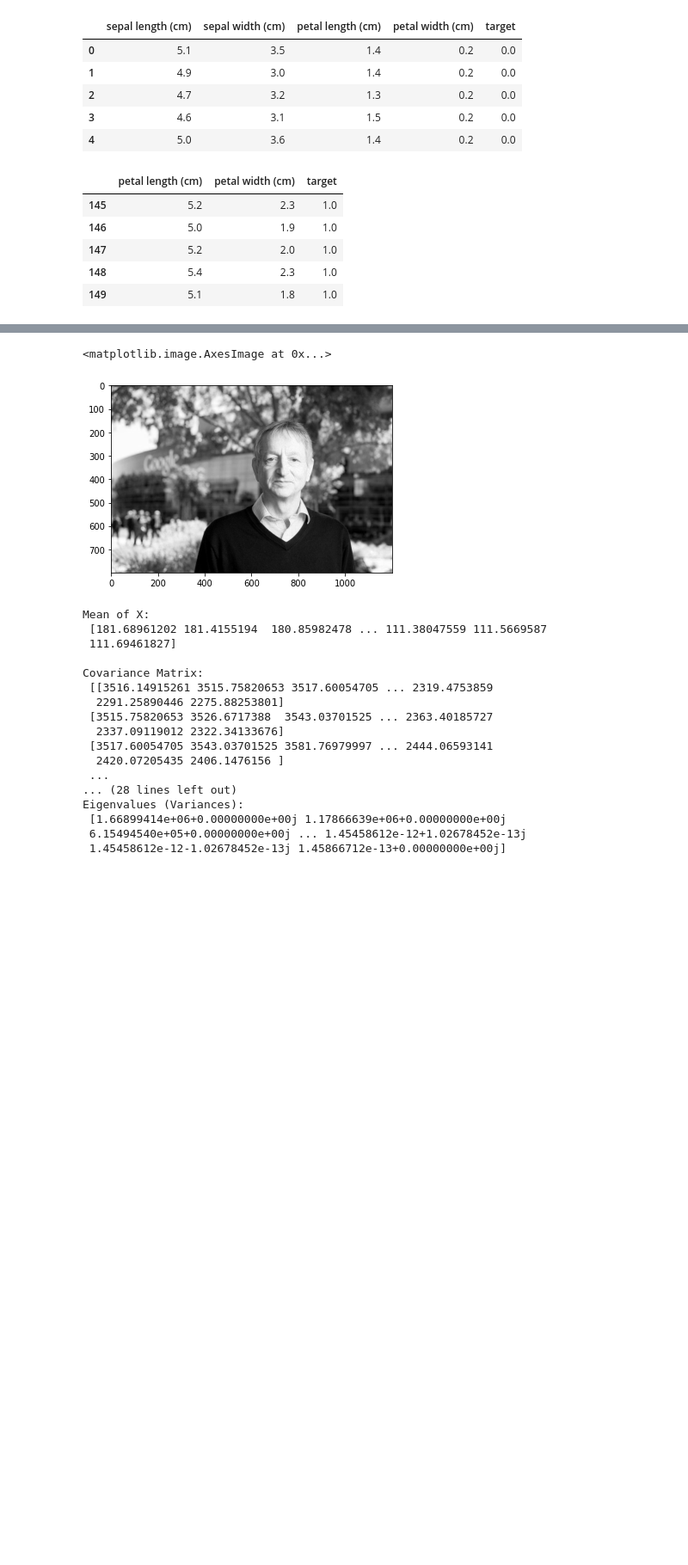
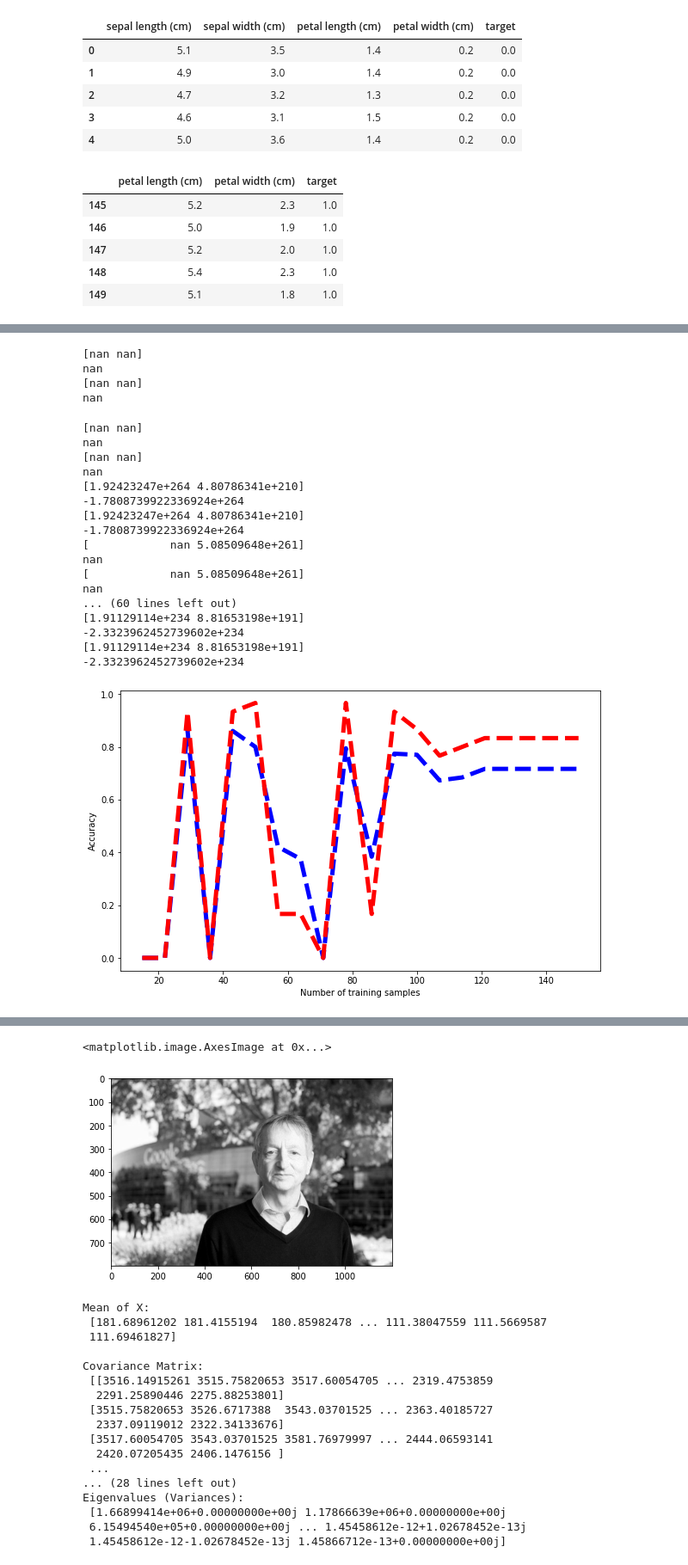
Before and after one commit to syeap2/CSCE478_ml, a Jupyter notebook: Assignment 4.ipynb, the cells around one changed output, grey strips where cells are left out. Shown at 86% size. Saved outputs shown, nothing was run; the diff lists cells and outputs as text; code cells hidden in the pictures; blank space fills up the shorter version.

```diff
--- a/Assignment 4.ipynb
+++ b/Assignment 4.ipynb
@@ -281,11 +245,19 @@ def partitionSplit(df, folds):
 
 #function to standardize the data
 def standardizeData(dataSet):
+    dfCopy = pd.DataFrame()
+
     for key, values in dataSet.iteritems():
-        mean = dataSet[key].mean()
-        std = dataSet[key].std()
+        dfCopy[key] = values
+
+    for key, values in dfCopy.iteritems():
+        mean = dfCopy[key].mean()
+        std = dfCopy[key].std()
         if key != 'target':
-            dataSet[key] = (dataSet[key] - mean) / std
-    return dataSet
+            dfCopy[key] = (dfCopy[key] - mean) / std
+    return dfCopy
 
+print(df)
 standardizeData = standardizeData(df)
+print(df)
+print(standardizeData)
@@ -390,9 +377,9 @@ ValueError: shapes (120,2) and (1,2) not aligned: 2 (dim 1) != 1 (dim 0)
 def accuracy(labels, predictions):
     cnt = 0.0
     for i in range(len(labels)):
-        if labels[i] == 1 and predictions[i] > 1:
+        if labels[i] == 1 and predictions[i] > 0:
             cnt += 1.0
-        elif labels[i] == 0 and predictions[i] < 1:
+        elif labels[i] == 0 and predictions[i] < 0:
             cnt += 1.0
     return cnt/len(labels)
 # %%
@@ -486,3 +424,51 @@ import matplotlib.pyplot as plt
+# %%
+# Step 6
+
+import matplotlib.pyplot as plt
+modelClassifier = Linear_SVC(C=0.1, max_iter=10000, tol=None, learning_rate='constant',learning_rate_init=0.001, t_0=1, t_1=1000, early_stopping=False, validation_fraction=0.1)
+trainSizes = np.linspace(0.1, 1.0, 20)*len(X)
+trainSizes = [int(i) for i in trainSizes]
+trainAccuracyList = []
+testAccuracyList = []
+for i in trainSizes:
+    modelClassifier.fit(xTrain[:i], yTrain[:i])
+    yPredict = modelClassifier.predict(xTrain[:i])
+    trainAccuracy = accuracy(yTrain[:i], yPredict)
+    trainAccuracyList.append(trainAccuracy)
+    yPredict = modelClassifier.predict(xTest)
+    testAccuracy = accuracy(yTest, yPredict)
+    testAccuracyList.append(testAccuracy)
+
+fig = plt.figure(figsize=(10, 6))
+plt.plot(trainSizes, trainAccuracyList, color='blue', linewidth=5, linestyle='--')
+plt.plot(trainSizes, testAccuracyList, color='red', linewidth=5, linestyle='--')
+
+plt.xlabel('Number of training samples')
+plt.ylabel('Accuracy')
+plt.show()
+# %% [output]
+[nan nan]
+nan
+[nan nan]
+nan
+[nan nan]
+nan
+[nan nan]
+nan
+[1.92423247e+264 4.80786341e+210]
+-1.7808739922336924e+264
+[1.92423247e+264 4.80786341e+210]
+-1.7808739922336924e+264
+[            nan 5.08509648e+261]
+nan
+[            nan 5.08509648e+261]
+nan
+... (60 lines left out)
+[1.91129114e+234 8.81653198e+191]
+-2.3323962452739602e+234
+[1.91129114e+234 8.81653198e+191]
+-2.3323962452739602e+234
+[figure, added]
 # %%
 # Step 7
 
```
Also changed, not shown: parts of 8 cells of this notebook.
